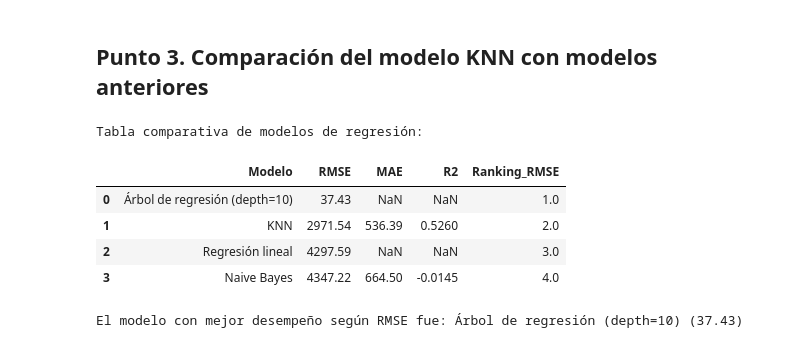
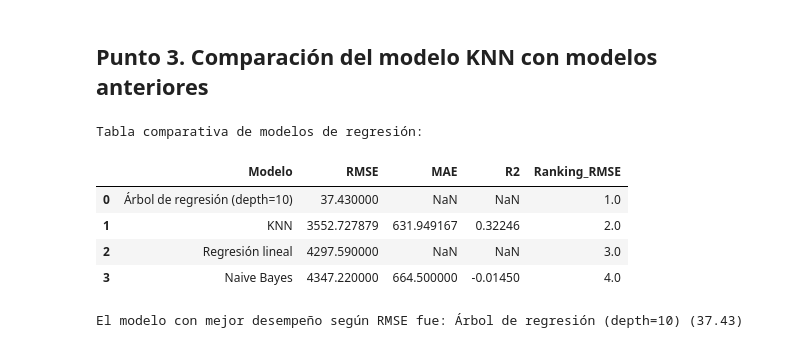
Before and after one commit to Ninaswiftie09/Mineria-de-Datos, a Jupyter notebook: lab6_knn_regresion.ipynb, the cells around one changed output. Cells and saved outputs as stored; diff of their text form; code cells hidden in the pictures.

```diff
--- a/lab6_knn_regresion.ipynb
+++ b/lab6_knn_regresion.ipynb
@@ -39,7 +48,7 @@ df["price"] = df["price"].str.replace(",", "", regex=False)
 df["price"] = pd.to_numeric(df["price"], errors="coerce")
 
 # Eliminar SOLO NaN de price
-df = df.dropna(subset=["price"])
+df = df.dropna(subset=["price"]).copy()
 
 print("Después de limpiar price:", df.shape)
 print(df["price"].describe())
@@ -150,0 +109,14 @@ y_pred = knn.predict(X_test)
+# %%
+# Definir conjuntos
+indices = np.arange(len(X))
+
+train_idx, test_idx = train_test_split(
+    indices, test_size=0.2, random_state=42
+)
+
+X_train_reg = X.iloc[train_idx]
+X_test_reg = X.iloc[test_idx]
+y_train_reg = y.iloc[train_idx]
+y_test_reg = y.iloc[test_idx]
+
+print("Train:", X_train_reg.shape, "Test:", X_test_reg.shape)
@@ -151,10 +125,17 @@ y_pred = knn.predict(X_test)
+# %%
+pipe_knn_reg = Pipeline([
+    ("scaler", StandardScaler()),
+    ("knn", KNeighborsRegressor(n_neighbors=5))
+])
+
+pipe_knn_reg.fit(X_train_reg, y_train_reg)
+y_pred_reg = pipe_knn_reg.predict(X_test_reg)
 # %%
+rmse_knn = np.sqrt(mean_squared_error(y_test_reg, y_pred_reg))
+mae_knn = mean_absolute_error(y_test_reg, y_pred_reg)
+r2_knn = r2_score(y_test_reg, y_pred_reg)
 
-rmse = np.sqrt(mean_squared_error(y_test, y_pred))
-mae = mean_absolute_error(y_test, y_pred)
-r2 = r2_score(y_test, y_pred)
-
-print("RMSE:", rmse)
-print("MAE:", mae)
-print("R2:", r2)
+print("RMSE:", rmse_knn)
+print("MAE:", mae_knn)
+print("R2:", r2_knn)
 # %% [output]
@@ -173,8 +153,6 @@ plt.show()
 # %% [markdown]
 ## Punto 3. Comparación del modelo KNN con modelos anteriores
 # %%
-
-
 comparacion_modelos = pd.DataFrame({
     "Modelo": [
         "Regresión lineal",
@@ -183,39 +161,39 @@ comparacion_modelos = pd.DataFrame({
         "KNN"
     ],
     "RMSE": [
         4297.59,
         37.43,
         4347.22,
-        2971.54
+        rmse_knn
     ],
     "MAE": [
         np.nan,
         np.nan,
         664.50,
-        536.39
+        mae_knn
     ],
     "R2": [
         np.nan,
         np.nan,
         -0.0145,
-        0.5260
+        r2_knn
     ]
 })
 
 comparacion_modelos = comparacion_modelos.sort_values("RMSE").reset_index(drop=True)
 comparacion_modelos["Ranking_RMSE"] = comparacion_modelos["RMSE"].rank(method="dense")
 
 print("Tabla comparativa de modelos de regresión:")
 display(comparacion_modelos)
 
 mejor_modelo = comparacion_modelos.iloc[0]
 print(f"\nEl modelo con mejor desempeño según RMSE fue: {mejor_modelo['Modelo']} ({mejor_modelo['RMSE']:.2f})")
 # %% [output]
 Tabla comparativa de modelos de regresión:
 |  | Modelo | RMSE | MAE | R2 | Ranking_RMSE |
-| 0 | Árbol de regresión (depth=10) | 37.43 | NaN | NaN | 1.0 |
-| 1 | KNN | 2971.54 | 536.39 | 0.5260 | 2.0 |
-| 2 | Regresión lineal | 4297.59 | NaN | NaN | 3.0 |
-| 3 | Naive Bayes | 4347.22 | 664.50 | -0.0145 | 4.0 |
+| 0 | Árbol de regresión (depth=10) | 37.430000 | NaN | NaN | 1.0 |
+| 1 | KNN | 3552.727879 | 631.949167 | 0.32246 | 2.0 |
+| 2 | Regresión lineal | 4297.590000 | NaN | NaN | 3.0 |
+| 3 | Naive Bayes | 4347.220000 | 664.500000 | -0.01450 | 4.0 |
 El modelo con mejor desempeño según RMSE fue: Árbol de regresión (depth=10) (37.43)
 # %%
```
Also changed, not shown: parts of 45 cells of this notebook.
